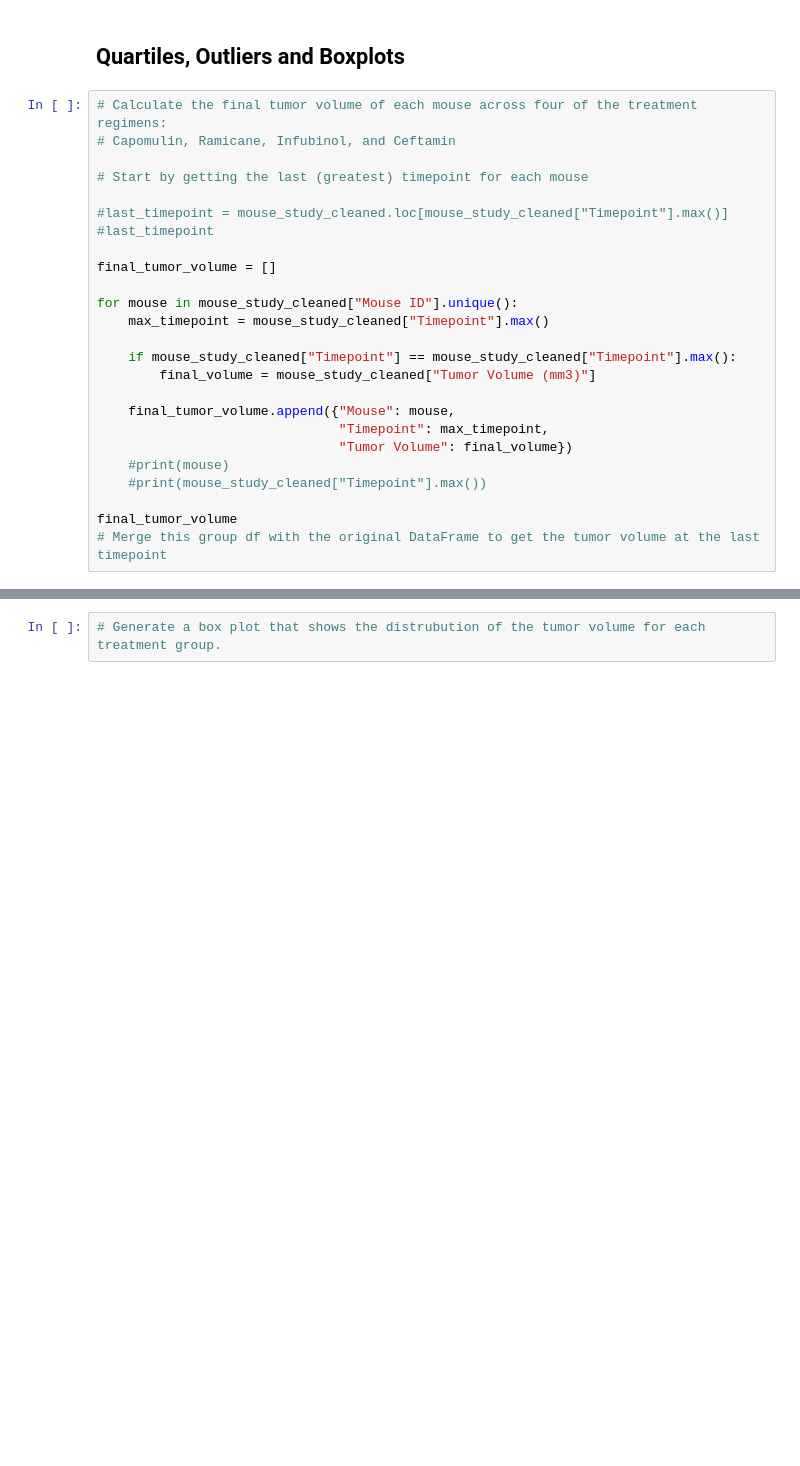
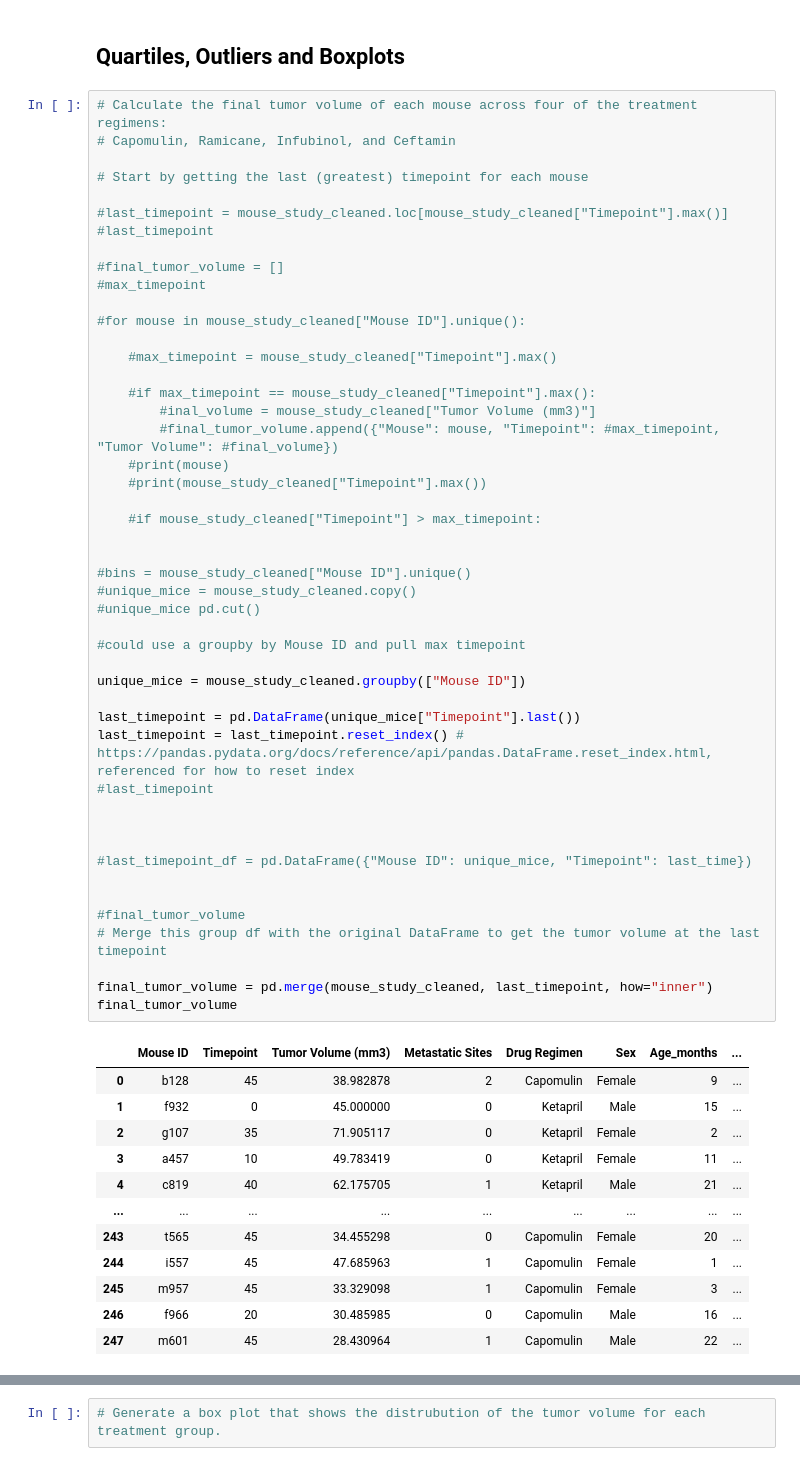
Before and after one commit to dmropp/data-visualization-challenge, a Jupyter notebook: Pymaceuticals/pymaceuticals_main.ipynb, the cells around one changed output, grey strips where cells are left out. Saved outputs shown, nothing was run; the diff lists cells and outputs as text; blank space fills up the shorter version.

```diff
--- a/Pymaceuticals/pymaceuticals_main.ipynb
+++ b/Pymaceuticals/pymaceuticals_main.ipynb
@@ -225,26 +225,60 @@ plt.show()
 # %%
 # Calculate the final tumor volume of each mouse across four of the treatment regimens:
 # Capomulin, Ramicane, Infubinol, and Ceftamin
 
 # Start by getting the last (greatest) timepoint for each mouse
 
 #last_timepoint = mouse_study_cleaned.loc[mouse_study_cleaned["Timepoint"].max()]
 #last_timepoint
 
-final_tumor_volume = []
+#final_tumor_volume = []
+#max_timepoint
 
-for mouse in mouse_study_cleaned["Mouse ID"].unique():
-    max_timepoint = mouse_study_cleaned["Timepoint"].max()
+#for mouse in mouse_study_cleaned["Mouse ID"].unique():
 
-    if mouse_study_cleaned["Timepoint"] == mouse_study_cleaned["Timepoint"].max():
-        final_volume = mouse_study_cleaned["Tumor Volume (mm3)"]
+    #max_timepoint = mouse_study_cleaned["Timepoint"].max()
 
-    final_tumor_volume.append({"Mouse": mouse,
-                               "Timepoint": max_timepoint,
-                               "Tumor Volume": final_volume})
+    #if max_timepoint == mouse_study_cleaned["Timepoint"].max():
+        #inal_volume = mouse_study_cleaned["Tumor Volume (mm3)"]
+        #final_tumor_volume.append({"Mouse": mouse, "Timepoint": #max_timepoint, "Tumor Volume": #final_volume})
     #print(mouse)
     #print(mouse_study_cleaned["Timepoint"].max())
 
+    #if mouse_study_cleaned["Timepoint"] > max_timepoint:
+
+
+#bins = mouse_study_cleaned["Mouse ID"].unique()
+#unique_mice = mouse_study_cleaned.copy()
+#unique_mice pd.cut()
+
+#could use a groupby by Mouse ID and pull max timepoint
+
+unique_mice = mouse_study_cleaned.groupby(["Mouse ID"])
+
+last_timepoint = pd.DataFrame(unique_mice["Timepoint"].last())
+last_timepoint = last_timepoint.reset_index() # https://pandas.pydata.org/docs/reference/api/pandas.DataFrame.reset_index.html, referenced for how to reset index
+#last_timepoint
+
+
+
+#last_timepoint_df = pd.DataFrame({"Mouse ID": unique_mice, "Timepoint": last_time})
+
+
+#final_tumor_volume
+# Merge this group df with the original DataFrame to get the tumor volume at the last timepoint
+
+final_tumor_volume = pd.merge(mouse_study_cleaned, last_timepoint, how="inner")
 final_tumor_volume
-# Merge this group df with the original DataFrame to get the tumor volume at the last timepoint
 # %% [output]
+|  | Mouse ID | Timepoint | Tumor Volume (mm3) | Metastatic Sites | Drug Regimen | Sex | Age_months | ... |
+| 0 | b128 | 45 | 38.982878 | 2 | Capomulin | Female | 9 | ... |
+| 1 | f932 | 0 | 45.000000 | 0 | Ketapril | Male | 15 | ... |
+| 2 | g107 | 35 | 71.905117 | 0 | Ketapril | Female | 2 | ... |
+| 3 | a457 | 10 | 49.783419 | 0 | Ketapril | Female | 11 | ... |
+| 4 | c819 | 40 | 62.175705 | 1 | Ketapril | Male | 21 | ... |
+| ... | ... | ... | ... | ... | ... | ... | ... | ... |
+| 243 | t565 | 45 | 34.455298 | 0 | Capomulin | Female | 20 | ... |
+| 244 | i557 | 45 | 47.685963 | 1 | Capomulin | Female | 1 | ... |
+| 245 | m957 | 45 | 33.329098 | 1 | Capomulin | Female | 3 | ... |
+| 246 | f966 | 20 | 30.485985 | 0 | Capomulin | Male | 16 | ... |
+| 247 | m601 | 45 | 28.430964 | 1 | Capomulin | Male | 22 | ... |
```
Also changed, not shown: parts of 2 cells of this notebook.
